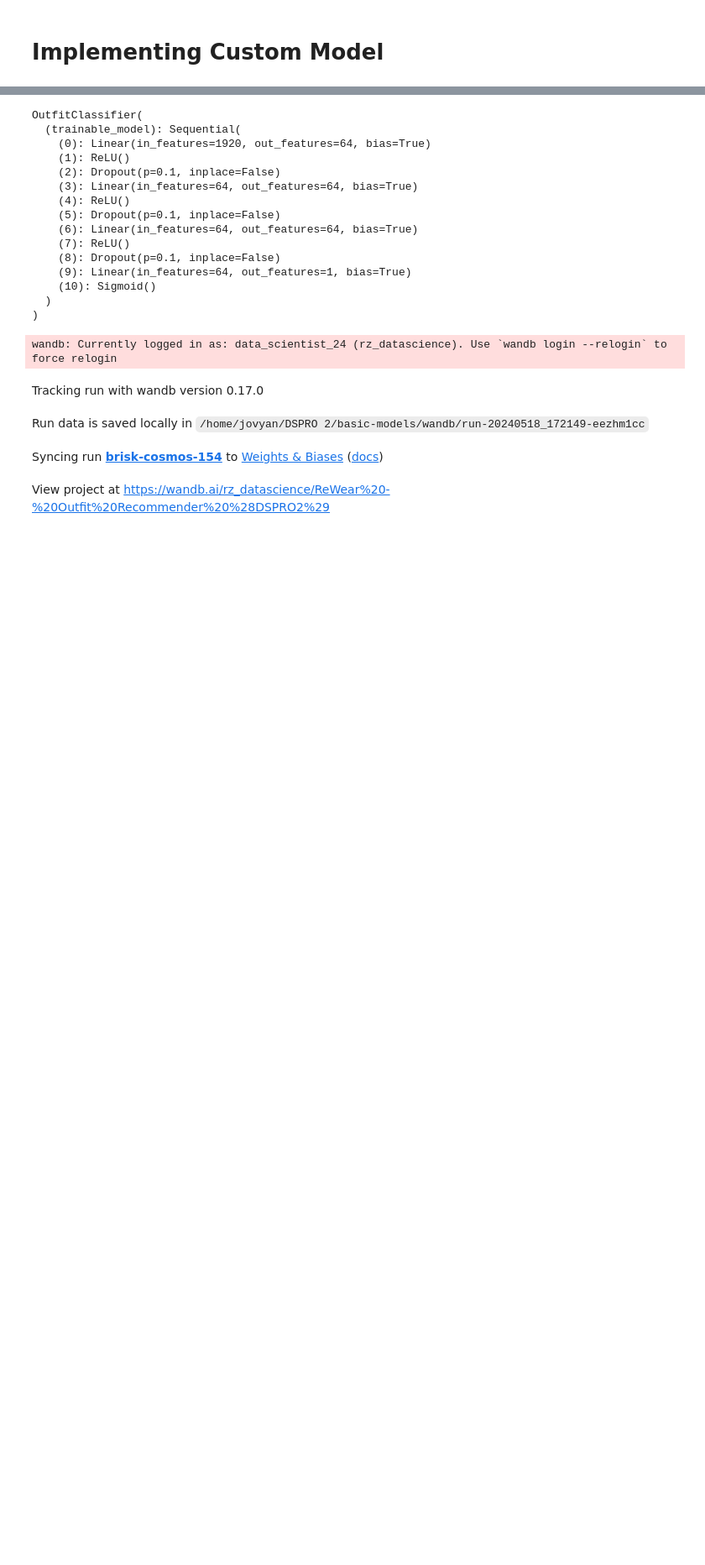
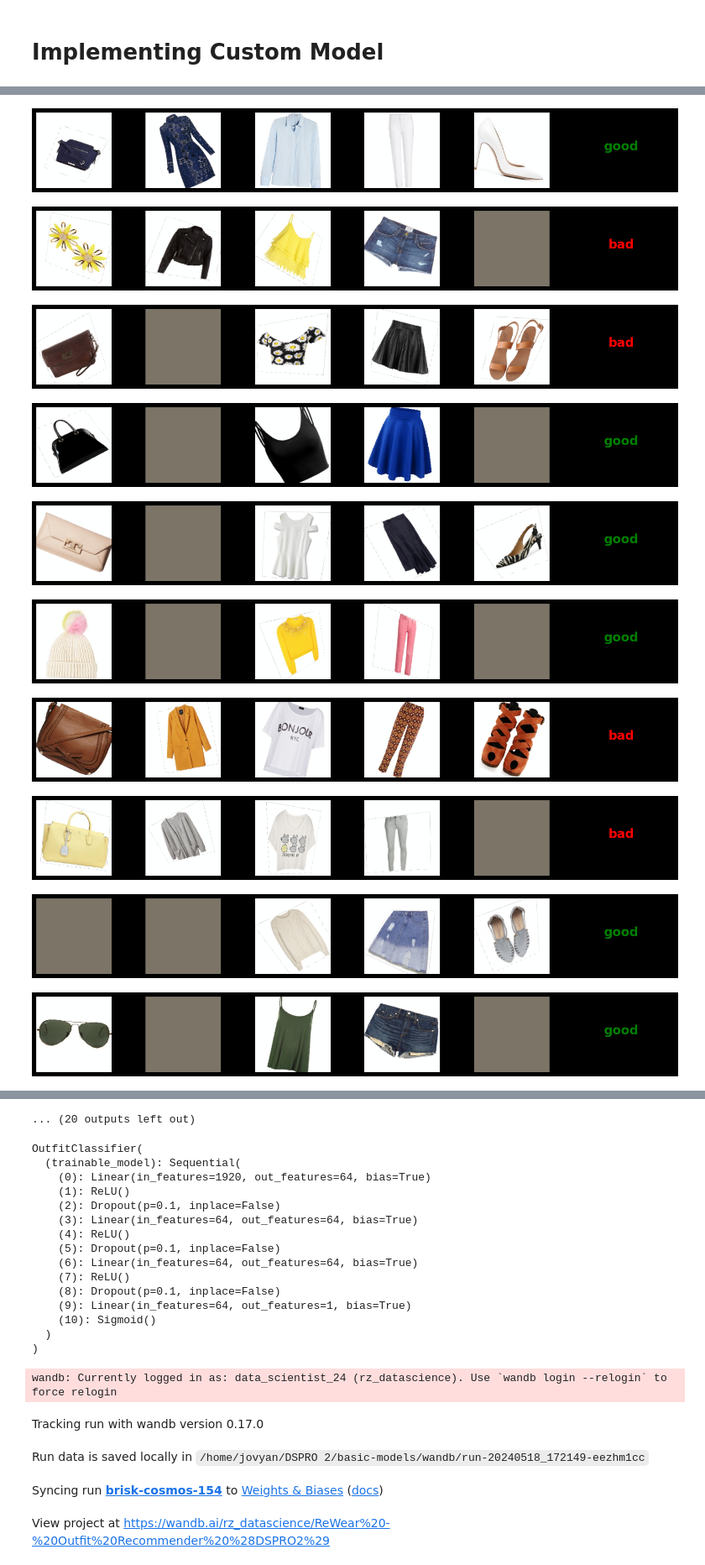
Before and after one commit to RomanZberg/DSPRO2-outfit-recommendation, a Jupyter notebook: basic-models/dino-based-model_simple.ipynb, the cells around one changed output, grey strips where cells are left out. Shown at 84% size. Saved outputs shown, nothing was run; the diff lists cells and outputs as text; code cells hidden in the pictures; blank space fills up the shorter version.

Commit message:
- started with model validation - started with zalando dataset clothing item classification - implemented show batch method in class PolyvoreDataset

```diff
--- a/basic-models/dino-based-model_simple.ipynb
+++ b/basic-models/dino-based-model_simple.ipynb
@@ -385,67 +458,56 @@ train
 # %%
-CROP_SIZE = 256
-BATCH_SIZE = model_config['batch_size']
-NUM_WORKERS = 0
+def show_batch(imgs, classification):
+    number_of_outfits = imgs.shape[0]
+    number_of_clothing_items = imgs.shape[1]
 
-image_datasets = {
-    'train': CustomDataset(train, data_transforms['train'], 'training'),
-    'val': CustomDataset(validation, data_transforms['val'], 'validation'),
-    'test': CustomDataset(test, data_transforms['test'], 'test')
-}
-
-dataloaders = {x: torch.utils.data.DataLoader(image_datasets[x], batch_size=BATCH_SIZE,
-                                              shuffle=True, num_workers=NUM_WORKERS)
-               for x in ['train', 'val']}
-
-
-def get_image_for_matplot_lib(img):
-    mean = np.array([0.485, 0.456, 0.406])
-    std = np.array([0.229, 0.224, 0.225])
-    #fig = plt.figure(figsize=(cols * 3, rows * 3))
-    img = img.cpu().numpy().transpose((1, 2, 0))
-    img = std * img + mean
-    return np.clip(img, 0, 1)
-
-
-def show_batch(imgs, classification):
-    number_of_clothing_items = len(imgs)
-
-    number_of_batch_rows = len(imgs[0])
-
-    for batch_item_index in range(number_of_batch_rows):
+    for batch_item_index in range(number_of_outfits):
         f, axarr = plt.subplots(1, number_of_clothing_items + 1, figsize=(15, 2))
         f.patch.set_facecolor('black')
 
-        clothing_item_accessoire = get_image_for_matplot_lib(imgs[0][batch_item_index][0])
-        clothing_item_inner_wear = get_image_for_matplot_lib(imgs[1][batch_item_index][0])
-        clothing_item_bottom_wear = get_image_for_matplot_lib(imgs[2][batch_item_index][0])
-        clothing_item_shoes = get_image_for_matplot_lib(imgs[3][batch_item_index][0])
-        clothing_item_over_wear = get_image_for_matplot_lib(imgs[4][batch_item_index][0])
+        clothing_item_accessoire = get_image_for_matplot_lib(imgs[batch_item_index][0])
+        clothing_item_inner_wear = get_image_for_matplot_lib(imgs[batch_item_index][1])
+        clothing_item_bottom_wear = get_image_for_matplot_lib(imgs[batch_item_index][2])
+        clothing_item_shoes = get_image_for_matplot_lib(imgs[batch_item_index][3])
+        clothing_item_over_wear = get_image_for_matplot_lib(imgs[batch_item_index][4])
 
-        clothing_items = [clothing_item_accessoire, clothing_item_over_wear, clothing_item_inner_wear,
-                          clothing_item_bottom_wear, clothing_item_shoes]
-        for cloting_item_axis_index in range(len(clothing_items)):
+        clothing_items = [
+            clothing_item_accessoire, clothing_item_over_wear, clothing_item_inner_wear,
+            clothing_item_bottom_wear, clothing_item_shoes
+        ]
+
+        for cloting_item_axis_index, clothing_item_image in enumerate(clothing_items):
             ax = axarr[cloting_item_axis_index]
-            ax.imshow(clothing_items[cloting_item_axis_index])
+            ax.imshow(clothing_item_image)
             ax.axis('off')
 
         ax = axarr[cloting_item_axis_index + 1]
         ax.set_xlim([0, 0.5])
         ax.set_ylim([0, 0.5])
 
         is_a_good_outfit = classification[batch_item_index] == 1
 
         label_font_size = 20
         if is_a_good_outfit:
             ax.text(0.5, 0.5, 'good', horizontalalignment='center', transform=ax.transAxes, weight='bold',
                     color='green', fontsize=label_font_size)
         else:
             ax.text(0.5, 0.5, 'bad', horizontalalignment='center', transform=ax.transAxes, weight='bold', color='red',
                     fontsize=label_font_size)
 
         ax.axis('off')
 
         f.tight_layout()
 
 
-inputs, classification = next(iter(dataloaders['train']))
+show_batch(inputs, classification)
+# %% [output]
+[figure, added]
+[figure, added]
+[figure, added]
+[figure, added]
+[figure, added]
+[figure, added]
+[figure, added]
+[figure, added]
+[figure, added]
+[figure, added]
@@ -451,0 +516 @@ inputs, classification = next(iter(dataloaders['train']))
+... (20 outputs left out)
```
Also changed, not shown: parts of 12 cells of this notebook, 10 other files.
